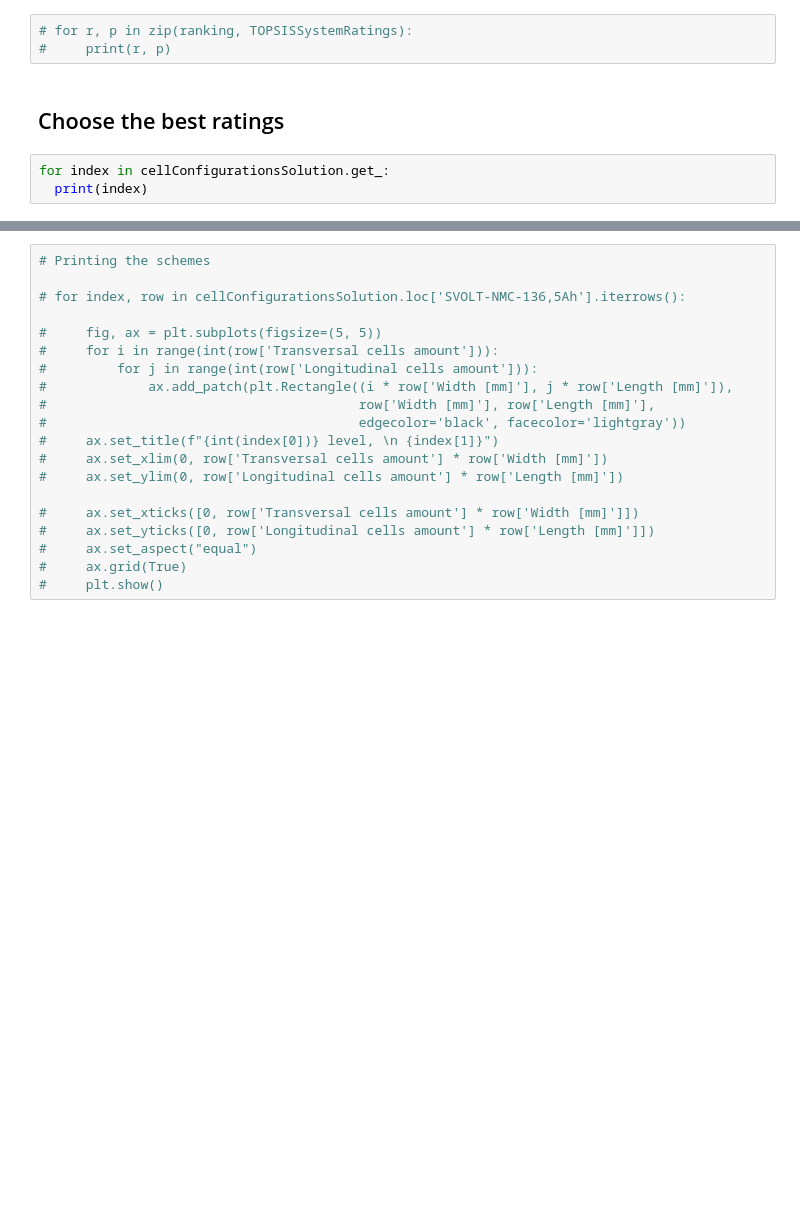
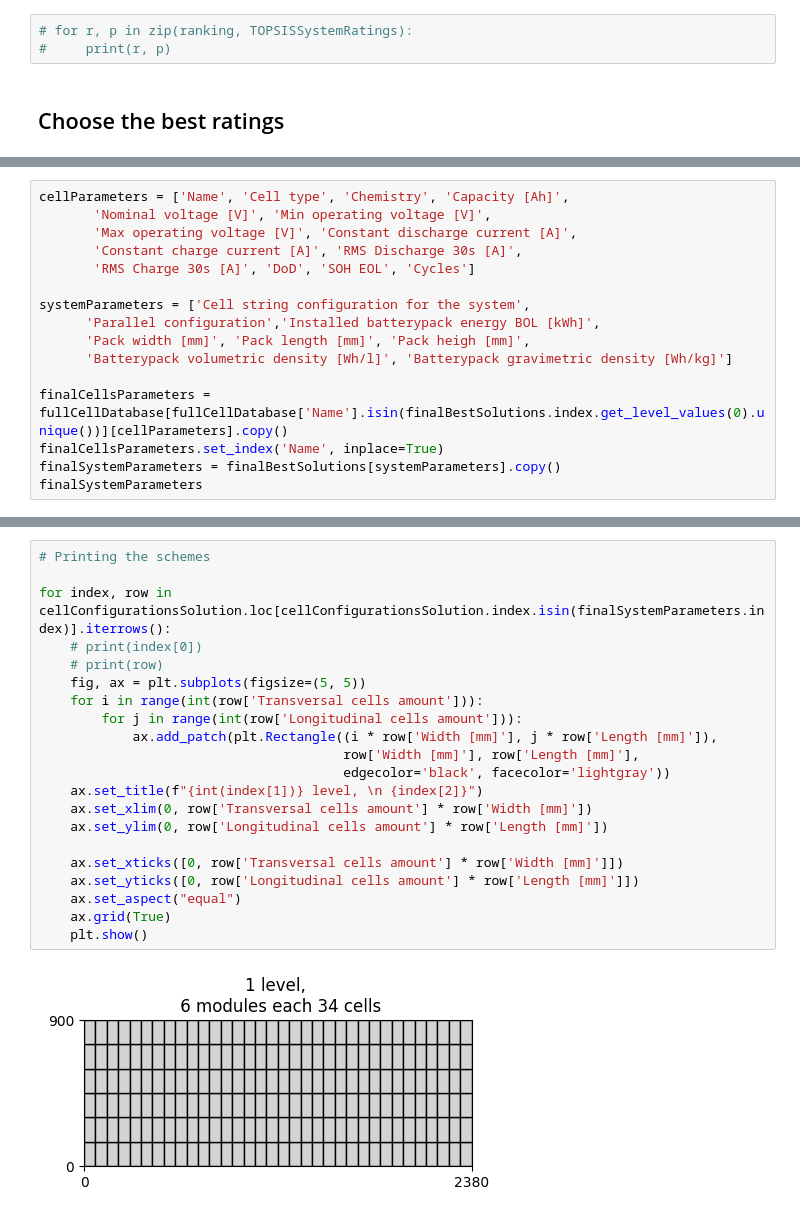
Before and after one commit to Bork00/Machine_learning_boot, a Jupyter notebook: Kalkulator.ipynb, the cells around one changed output, grey strips where cells are left out. Drawn from its saved outputs; the diff is of its cells as text; blank space fills up the shorter version.

```diff
--- a/Kalkulator.ipynb
+++ b/Kalkulator.ipynb
@@ -1133,6 +1121,3 @@ cellConfigurationsSolution.sort_values(by='TOPSIS rating', ascending=False).head
 #     print(r, p)
 # %% [markdown]
 ## Choose the best ratings
-# %%
-for index in cellConfigurationsSolution.get_:
-  print(index)
@@ -1183,0 +1183,16 @@ cellConfigurationsSolution.head()
+# %%
+cellParameters = ['Name', 'Cell type', 'Chemistry', 'Capacity [Ah]',
+       'Nominal voltage [V]', 'Min operating voltage [V]',
+       'Max operating voltage [V]', 'Constant discharge current [A]',
+       'Constant charge current [A]', 'RMS Discharge 30s [A]',
+       'RMS Charge 30s [A]', 'DoD', 'SOH EOL', 'Cycles']
+
+systemParameters = ['Cell string configuration for the system',
+      'Parallel configuration','Installed batterypack energy BOL [kWh]',
+      'Pack width [mm]', 'Pack length [mm]', 'Pack heigh [mm]',
+      'Batterypack volumetric density [Wh/l]', 'Batterypack gravimetric density [Wh/kg]']
+
+finalCellsParameters = fullCellDatabase[fullCellDatabase['Name'].isin(finalBestSolutions.index.get_level_values(0).unique())][cellParameters].copy()
+finalCellsParameters.set_index('Name', inplace=True)
+finalSystemParameters = finalBestSolutions[systemParameters].copy()
+finalSystemParameters
@@ -1186,20 +1246,23 @@ cellConfigurationsSolution.head()
 # %%
 # Printing the schemes
 
-# for index, row in cellConfigurationsSolution.loc['SVOLT-NMC-136,5Ah'].iterrows():
+for index, row in cellConfigurationsSolution.loc[cellConfigurationsSolution.index.isin(finalSystemParameters.index)].iterrows():
+    # print(index[0])
+    # print(row)
+    fig, ax = plt.subplots(figsize=(5, 5))
+    for i in range(int(row['Transversal cells amount'])):
+        for j in range(int(row['Longitudinal cells amount'])):
+            ax.add_patch(plt.Rectangle((i * row['Width [mm]'], j * row['Length [mm]']),
+                                       row['Width [mm]'], row['Length [mm]'],
+                                       edgecolor='black', facecolor='lightgray'))
+    ax.set_title(f"{int(index[1])} level, \n {index[2]}")
+    ax.set_xlim(0, row['Transversal cells amount'] * row['Width [mm]'])
+    ax.set_ylim(0, row['Longitudinal cells amount'] * row['Length [mm]'])
 
-#     fig, ax = plt.subplots(figsize=(5, 5))
-#     for i in range(int(row['Transversal cells amount'])):
-#         for j in range(int(row['Longitudinal cells amount'])):
-#             ax.add_patch(plt.Rectangle((i * row['Width [mm]'], j * row['Length [mm]']),
-#                                        row['Width [mm]'], row['Length [mm]'],
-#                                        edgecolor='black', facecolor='lightgray'))
-#     ax.set_title(f"{int(index[0])} level, \n {index[1]}")
-#     ax.set_xlim(0, row['Transversal cells amount'] * row['Width [mm]'])
-#     ax.set_ylim(0, row['Longitudinal cells amount'] * row['Length [mm]'])
-
-#     ax.set_xticks([0, row['Transversal cells amount'] * row['Width [mm]']])
-#     ax.set_yticks([0, row['Longitudinal cells amount'] * row['Length [mm]']])
-#     ax.set_aspect("equal")
-#     ax.grid(True)
-#     plt.show()
+    ax.set_xticks([0, row['Transversal cells amount'] * row['Width [mm]']])
+    ax.set_yticks([0, row['Longitudinal cells amount'] * row['Length [mm]']])
+    ax.set_aspect("equal")
+    ax.grid(True)
+    plt.show()
+# %% [output]
+[figure, added]
```
Also changed, not shown: parts of 23 cells of this notebook.
